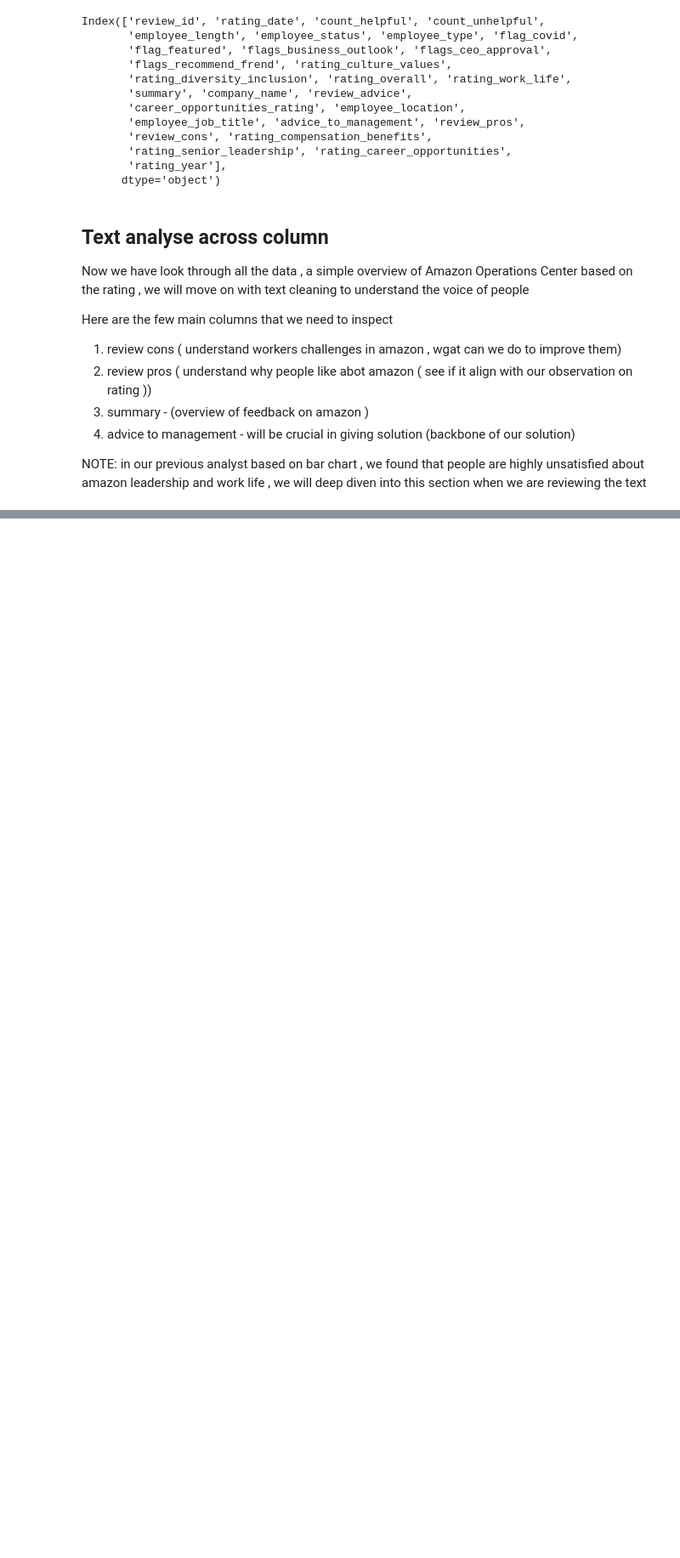
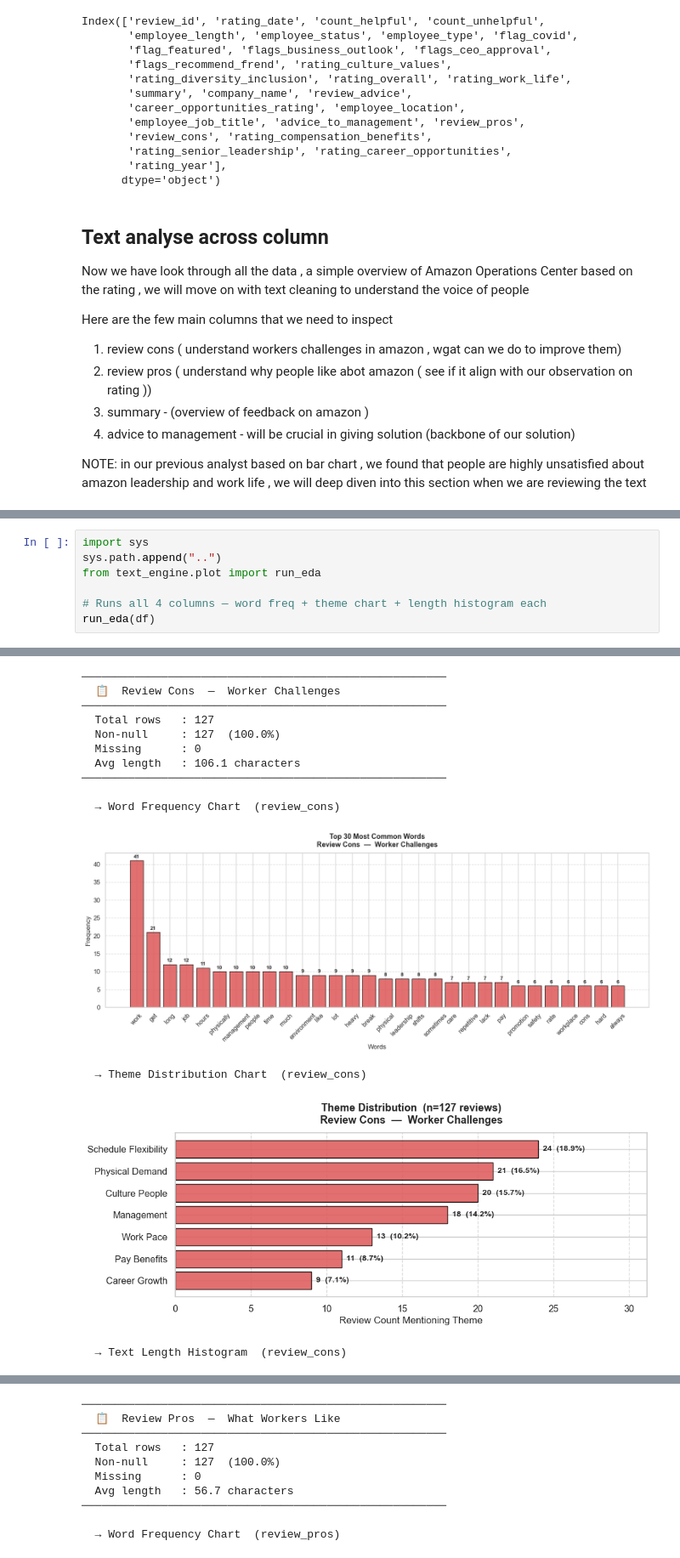
Before and after one commit to Joanachoong/Externship, a Jupyter notebook: src/notebook/glassdoor.ipynb, the cells around one changed output, grey strips where cells are left out. Shown at 85% size. Cells and saved outputs as stored; diff of their text form; blank space fills up the shorter version.

```diff
--- a/src/notebook/glassdoor.ipynb
+++ b/src/notebook/glassdoor.ipynb
@@ -506,0 +522,8 @@ NOTE: in our previous analyst based on bar chart , we found that people are high
+# %%
+import sys
+sys.path.append("..")
+from text_engine.plot import run_eda
+
+# Runs all 4 columns — word freq + theme chart + length histogram each
+run_eda(df)
+# %% [output]
@@ -506,0 +533,14 @@ NOTE: in our previous analyst based on bar chart , we found that people are high
+───────────────────────────────────────────────────────
+  📋  Review Cons  —  Worker Challenges
+───────────────────────────────────────────────────────
+  Total rows   : 127
+  Non-null     : 127  (100.0%)
+  Missing      : 0
+  Avg length   : 106.1 characters
+───────────────────────────────────────────────────────
+
+  → Word Frequency Chart  (review_cons)
+[figure, added]
+  → Theme Distribution Chart  (review_cons)
+[figure, added]
+  → Text Length Histogram  (review_cons)
@@ -506,0 +548,10 @@ NOTE: in our previous analyst based on bar chart , we found that people are high
+───────────────────────────────────────────────────────
+  📋  Review Pros  —  What Workers Like
+───────────────────────────────────────────────────────
+  Total rows   : 127
+  Non-null     : 127  (100.0%)
+  Missing      : 0
+  Avg length   : 56.7 characters
+───────────────────────────────────────────────────────
+
+  → Word Frequency Chart  (review_pros)
```
Also changed, not shown: parts of 9 cells of this notebook, 14 other files.
